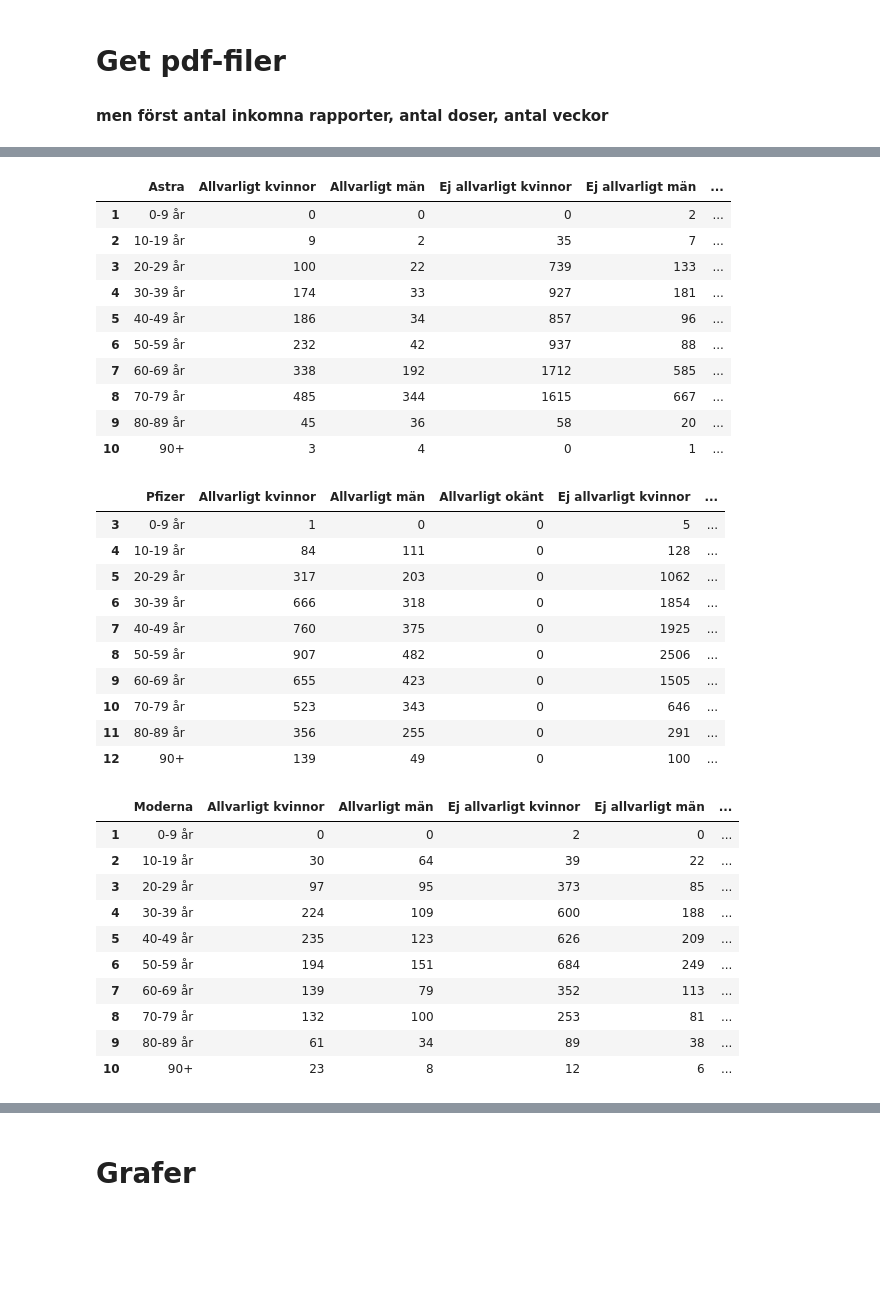
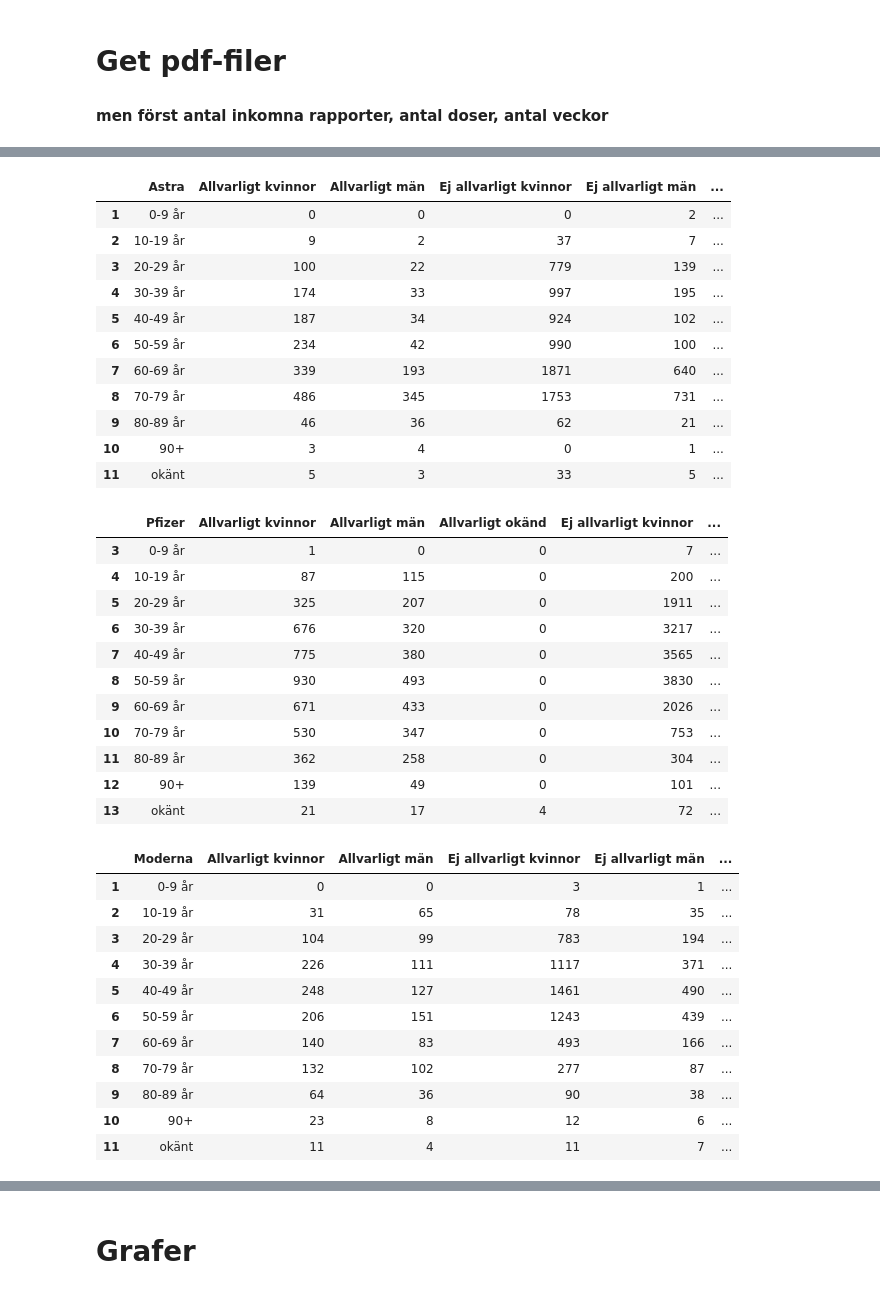
Before and after one commit to carokanns/scrape_vax, a Jupyter notebook: scrape_pdf.ipynb, the cells around one changed output, grey strips where cells are left out. Drawn from its saved outputs; the diff is of its cells as text; code cells hidden in the pictures; blank space fills up the shorter version.

```diff
--- a/scrape_pdf.ipynb
+++ b/scrape_pdf.ipynb
@@ -327,10 +351,10 @@ with open('pickle/summa_allvarliga.pkl','wb') as f:
 def skapa_ålderstabell(företag,tab):
     r_ix=1 if företag=='Pfizer' else 0
     if företag in ['Pfizer']:
-        kolumner = ['Allvarligt kvinnor','Allvarligt män', 'Allvarligt okänt', 'Ej allvarligt kvinnor','Ej allvarligt män','Ej allvarligt okänt']
+        kolumner = ['Allvarligt kvinnor','Allvarligt män', 'Allvarligt okänd', 'Ej allvarligt kvinnor','Ej allvarligt män','Ej allvarligt okänd']
         print('kolumner i tab', tab.iloc[r_ix:r_ix+1, 1:].values[0])
     elif företag in ['Astra']:
-        kolumner = ['Allvarligt kvinnor','Allvarligt män', 'Ej allvarligt kvinnor','Ej allvarligt män','Ej allvarligt okänt']
+        kolumner = ['Allvarligt kvinnor','Allvarligt män', 'Ej allvarligt kvinnor','Ej allvarligt män','Ej allvarligt okänd']
         print('kolumner i tab', tab.iloc[r_ix:r_ix+1, 1:].values[0])
     else:
         kolumner = ['Allvarligt kvinnor','Allvarligt män', 'Ej allvarligt kvinnor','Ej allvarligt män','Ej allvarligt okänt']
@@ -352,10 +376,12 @@ def skapa_ålderstabell(företag,tab):
     else:
         print('0-9 finns inte')
         ix = the_tab.loc[the_tab['Allvarlighetsgrad'] == '10-19 år',:].index[0]
-    # print('ix',ix,the_tab.iloc[ix:-1,:])
-    the_tab = the_tab.iloc[ix:-1,:]
+
+    # display('ix',ix,the_tab.iloc[ix:-1,:])
+    the_tab = the_tab.iloc[ix:,:]  # ta inte bort 'okänd ålder' som i ovanstående
 
     the_tab.fillna('0',inplace=True)
+    # display(the_tab)
 
     the_tab.columns=[företag] + kolumner
     for kol in kolumner:
@@ -371,7 +397,7 @@ def tre_ålderstabeller():
 
     astra = skapa_ålderstabell('Astra',pdf_astra[ixa])
     pfizer = skapa_ålderstabell('Pfizer',pdf_pfizer[ixp])
-    print('Moderna',pdf_moderna[ixm])
+    # print('Moderna',pdf_moderna[ixm])
     moderna = skapa_ålderstabell('Moderna',pdf_moderna[ixm])
     return astra,pfizer,moderna
 
@@ -398,40 +420,43 @@ Moderna                 Allvarlighetsgrad Allvarlig Allvarlig.1 Ej allvarlig  \
 kolumner ['Allvarligt kvinnor', 'Allvarligt män', 'Ej allvarligt kvinnor', 'Ej allvarligt män', 'Ej allvarligt okänt']
 Moderna droppar Unnamed: 0
 0-9 finns
 Efter
 |  | Astra | Allvarligt kvinnor | Allvarligt män | Ej allvarligt kvinnor | Ej allvarligt män | ... |
 | 1 | 0-9 år | 0 | 0 | 0 | 2 | ... |
-| 2 | 10-19 år | 9 | 2 | 35 | 7 | ... |
-| 3 | 20-29 år | 100 | 22 | 739 | 133 | ... |
-| 4 | 30-39 år | 174 | 33 | 927 | 181 | ... |
-| 5 | 40-49 år | 186 | 34 | 857 | 96 | ... |
-| 6 | 50-59 år | 232 | 42 | 937 | 88 | ... |
-| 7 | 60-69 år | 338 | 192 | 1712 | 585 | ... |
-| 8 | 70-79 år | 485 | 344 | 1615 | 667 | ... |
-| 9 | 80-89 år | 45 | 36 | 58 | 20 | ... |
+| 2 | 10-19 år | 9 | 2 | 37 | 7 | ... |
+| 3 | 20-29 år | 100 | 22 | 779 | 139 | ... |
+| 4 | 30-39 år | 174 | 33 | 997 | 195 | ... |
+| 5 | 40-49 år | 187 | 34 | 924 | 102 | ... |
+| 6 | 50-59 år | 234 | 42 | 990 | 100 | ... |
+| 7 | 60-69 år | 339 | 193 | 1871 | 640 | ... |
+| 8 | 70-79 år | 486 | 345 | 1753 | 731 | ... |
+| 9 | 80-89 år | 46 | 36 | 62 | 21 | ... |
 | 10 | 90+ | 3 | 4 | 0 | 1 | ... |
+| 11 | okänt | 5 | 3 | 33 | 5 | ... |
-|  | Pfizer | Allvarligt kvinnor | Allvarligt män | Allvarligt okänt | Ej allvarligt kvinnor | ... |
-| 3 | 0-9 år | 1 | 0 | 0 | 5 | ... |
-| 4 | 10-19 år | 84 | 111 | 0 | 128 | ... |
-| 5 | 20-29 år | 317 | 203 | 0 | 1062 | ... |
-| 6 | 30-39 år | 666 | 318 | 0 | 1854 | ... |
-| 7 | 40-49 år | 760 | 375 | 0 | 1925 | ... |
-| 8 | 50-59 år | 907 | 482 | 0 | 2506 | ... |
-| 9 | 60-69 år | 655 | 423 | 0 | 1505 | ... |
-| 10 | 70-79 år | 523 | 343 | 0 | 646 | ... |
-| 11 | 80-89 år | 356 | 255 | 0 | 291 | ... |
-| 12 | 90+ | 139 | 49 | 0 | 100 | ... |
+|  | Pfizer | Allvarligt kvinnor | Allvarligt män | Allvarligt okänd | Ej allvarligt kvinnor | ... |
+| 3 | 0-9 år | 1 | 0 | 0 | 7 | ... |
+| 4 | 10-19 år | 87 | 115 | 0 | 200 | ... |
+| 5 | 20-29 år | 325 | 207 | 0 | 1911 | ... |
+| 6 | 30-39 år | 676 | 320 | 0 | 3217 | ... |
+| 7 | 40-49 år | 775 | 380 | 0 | 3565 | ... |
+| 8 | 50-59 år | 930 | 493 | 0 | 3830 | ... |
+| 9 | 60-69 år | 671 | 433 | 0 | 2026 | ... |
+| 10 | 70-79 år | 530 | 347 | 0 | 753 | ... |
+| 11 | 80-89 år | 362 | 258 | 0 | 304 | ... |
+| 12 | 90+ | 139 | 49 | 0 | 101 | ... |
+| 13 | okänt | 21 | 17 | 4 | 72 | ... |
 |  | Moderna | Allvarligt kvinnor | Allvarligt män | Ej allvarligt kvinnor | Ej allvarligt män | ... |
-| 1 | 0-9 år | 0 | 0 | 2 | 0 | ... |
-| 2 | 10-19 år | 30 | 64 | 39 | 22 | ... |
-| 3 | 20-29 år | 97 | 95 | 373 | 85 | ... |
-| 4 | 30-39 år | 224 | 109 | 600 | 188 | ... |
-| 5 | 40-49 år | 235 | 123 | 626 | 209 | ... |
-| 6 | 50-59 år | 194 | 151 | 684 | 249 | ... |
-| 7 | 60-69 år | 139 | 79 | 352 | 113 | ... |
-| 8 | 70-79 år | 132 | 100 | 253 | 81 | ... |
-| 9 | 80-89 år | 61 | 34 | 89 | 38 | ... |
+| 1 | 0-9 år | 0 | 0 | 3 | 1 | ... |
+| 2 | 10-19 år | 31 | 65 | 78 | 35 | ... |
+| 3 | 20-29 år | 104 | 99 | 783 | 194 | ... |
+| 4 | 30-39 år | 226 | 111 | 1117 | 371 | ... |
+| 5 | 40-49 år | 248 | 127 | 1461 | 490 | ... |
+| 6 | 50-59 år | 206 | 151 | 1243 | 439 | ... |
+| 7 | 60-69 år | 140 | 83 | 493 | 166 | ... |
+| 8 | 70-79 år | 132 | 102 | 277 | 87 | ... |
+| 9 | 80-89 år | 64 | 36 | 90 | 38 | ... |
 | 10 | 90+ | 23 | 8 | 12 | 6 | ... |
+| 11 | okänt | 11 | 4 | 11 | 7 | ... |
 # %%
 'Totalt antal biverkningar',df_tot.index.values[0]
 # %% [output]
```
Also changed, not shown: parts of 13 cells of this notebook, 16 other files.
